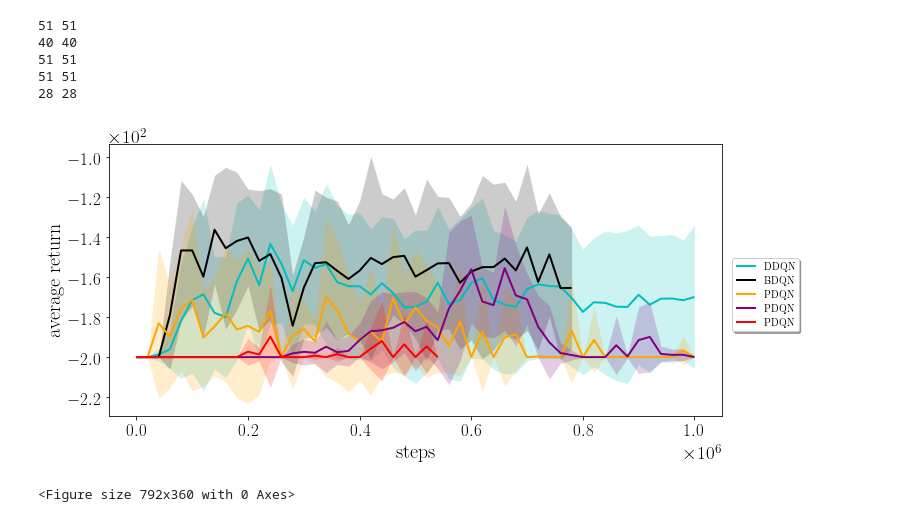
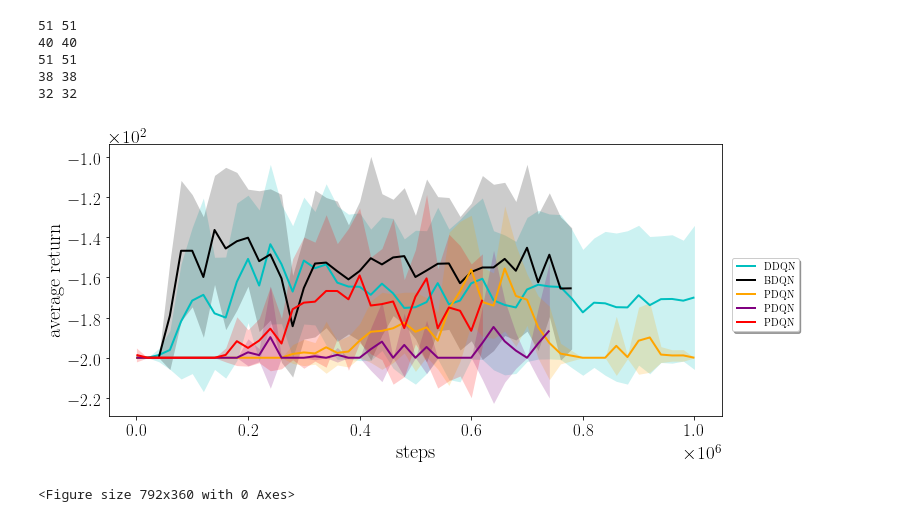
Before and after one commit to albertometelli/weightedDQN, a Jupyter notebook: dqn/atari/res_2/notebook.ipynb, the cells around one changed output. Drawn from its saved outputs; the diff is of its cells as text; code cells hidden in the pictures.

```diff
--- a/dqn/atari/res_2/notebook.ipynb
+++ b/dqn/atari/res_2/notebook.ipynb
@@ -106,7 +106,7 @@ environments = ['Mountain']#'BankHeist','Asterix','Asteroids'
 algorithms = ['dqn','boot','particle']#,,'boot'
 eval_freq = [2e4,1e3]
 #policies = [['weighted'],['weighted-gaussian'],['boot','weighted'],['eps-greedy', 'boltzmann']]
-updates = [[''],[''],['optimistic','optimistic/weighted','weighted/weighted'],['weighted','max_mean'],['']]
+updates = [[''],[''],['optimistic/weighted','weighted/weighted','optimistic/optimistic'],['weighted','max_mean'],['']]
 alg_to_label={
         'particle':'PDQN',
         'gaussian':'GDQN',
@@ -181,34 +181,34 @@ for e,env in enumerate(environments):
                         legend_colors.append(col[i])
                         legend_markers.append(markers[i])
                     print(min_rows,max_rows)
                     cum_reward_test = np.stack(res)
                     #print(cum_reward_test)
                     indexes = [i*subsample for i in range(len(timesteps) // subsample)]
 
 
                     ax = plot_ci(timesteps[indexes],cum_reward_test[:, indexes], conf,
                                 5, xlabel='steps', ylabel='average return', label=alg_to_label[alg] ,
                                  ax=ax, linewidth=2.0, linestyle=ls[0], color=col[i])
                     #ax.set_ylim(limits[e])
 
                     i += 1
     lgd=fig.legend(loc='center right',
                           ncol=1, fancybox=True, shadow=True)#,bbox_to_anchor=(0.42, 0)
 
     fig.savefig(env+".pdf",format='pdf', bbox_inches='tight',bbox_extra_artists=(lgd,))
 
 fig = plt.figure(figsize=(11, 5))
 patches = [ mlines.Line2D([], [], color=legend_colors[i], marker=legend_markers[i],
                           label=legend_labels[i])  for i in range(len(legend_labels)) ]
 
 #lgd=fig.legend( patches, legend_labels, ncol=6,
 #           loc='center')
 #fig.savefig('atari-legend.pdf',format='pdf',bbox_extra_artists=(lgd,), bbox_inches='tight')
 # %% [output]
 51 51
 40 40
 51 51
-51 51
-28 28
+38 38
+32 32
-[figure, old version]
+[figure, new version]
 <Figure size 792x360 with 0 Axes>
```
Also changed, not shown: 2 other files.
